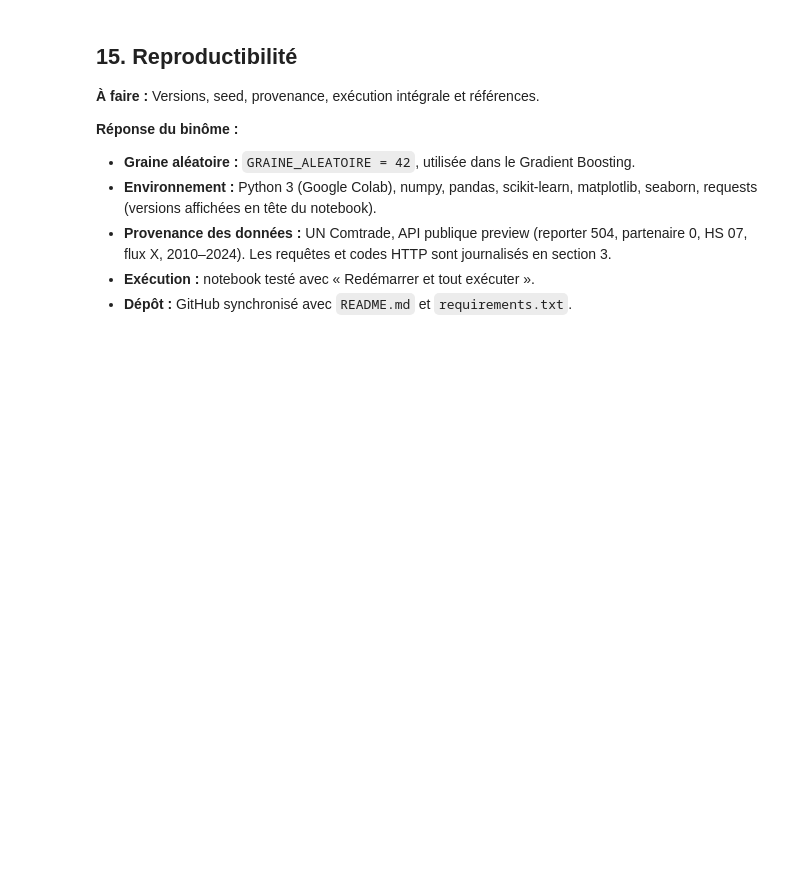
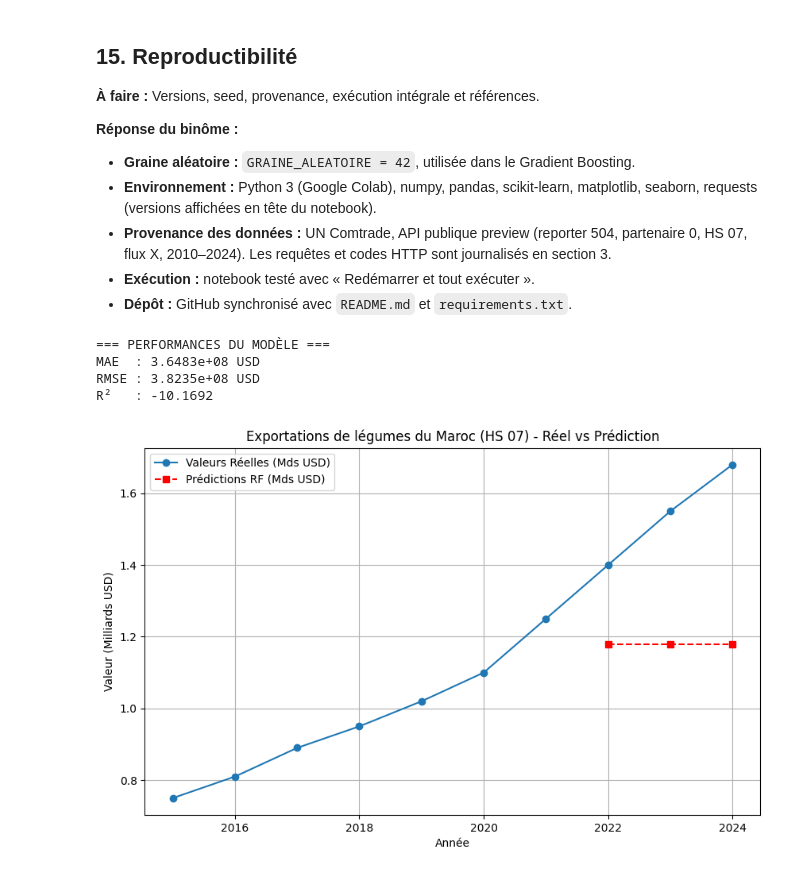
Before and after one commit to ichrak2671/Projet_DataScience_Maroc, a Jupyter notebook: Copie_de_Copie_de_Copie_de_Template_Projet_DataScience_Colab.ipynb, the cells around one changed output. Drawn from its saved outputs; the diff is of its cells as text; code cells hidden in the pictures; blank space fills up the shorter version.

```diff
--- a/Copie_de_Copie_de_Copie_de_Template_Projet_DataScience_Colab.ipynb
+++ b/Copie_de_Copie_de_Copie_de_Template_Projet_DataScience_Colab.ipynb
@@ -615,3 +623,60 @@ Meilleure erreur observée : MAE = $311,643,779 (RMSE = $366,172,936).
 - **Provenance des données :** UN Comtrade, API publique preview (reporter 504, partenaire 0, HS 07, flux X, 2010–2024). Les requêtes et codes HTTP sont journalisés en section 3.
 - **Exécution :** notebook testé avec « Redémarrer et tout exécuter ».
 - **Dépôt :** GitHub synchronisé avec `README.md` et `requirements.txt`.
+# %%
+import numpy as np
+import pandas as pd
+import matplotlib.pyplot as plt
+from sklearn.ensemble import RandomForestRegressor
+from sklearn.metrics import mean_absolute_error, mean_squared_error, r2_score
+
+# 1. Préparation des données (Exemple avec vos 10 observations HS 07)
+# Remplacez ce DataFrame par votre variable de données si déjà chargée
+df = pd.DataFrame({
+    'period': np.arange(2015, 2025),
+    'primaryValue': [7.5e8, 8.1e8, 8.9e8, 9.5e8, 1.02e9, 1.1e9, 1.25e9, 1.4e9, 1.55e9, 1.68e9]
+})
+
+# 2. Séparation temporelle train / test (sans mélanger : shuffle=False)
+X = df[['period']]
+y = df['primaryValue']
+
+X_train, X_test = X.iloc[:7], X.iloc[7:]
+y_train, y_test = y.iloc[:7], y.iloc[7:]
+
+# 3. Entraînement du modèle Random Forest
+rf = RandomForestRegressor(n_estimators=20, max_depth=2, random_state=42)
+rf.fit(X_train, y_train)
+
+# 4. Prédictions
+y_pred = rf.predict(X_test)
+
+# 5. Calcul des métriques de performance
+mae = mean_absolute_error(y_test, y_pred)
+rmse = np.sqrt(mean_squared_error(y_test, y_pred))
+r2 = r2_score(y_test, y_pred)
+
+print("=== PERFORMANCES DU MODÈLE ===")
+print(f"MAE  : {mae:.4e} USD")
+print(f"RMSE : {rmse:.4e} USD")
+print(f"R²   : {r2:.4f}")
+
+# 6. Génération et sauvegarde de la figure pour le rapport LaTeX
+plt.figure(figsize=(10, 6))
+plt.plot(df['period'], df['primaryValue']/1e9, 'o-', label='Valeurs Réelles (Mds USD)')
+plt.plot(X_test['period'], y_pred/1e9, 's--', label='Prédictions RF (Mds USD)', color='red')
+plt.title("Exportations de légumes du Maroc (HS 07) - Réel vs Prédiction")
+plt.xlabel("Année")
+plt.ylabel("Valeur (Milliards USD)")
+plt.legend()
+plt.grid(True)
+
+# Sauvegarde au format HD pour LaTeX
+plt.savefig("figures_eda.png", dpi=300, bbox_inches='tight')
+plt.show()
+# %% [output]
+=== PERFORMANCES DU MODÈLE ===
+MAE  : 3.6483e+08 USD
+RMSE : 3.8235e+08 USD
+R²   : -10.1692
+[figure, added]
```
Also changed, not shown: parts of 7 cells of this notebook.
